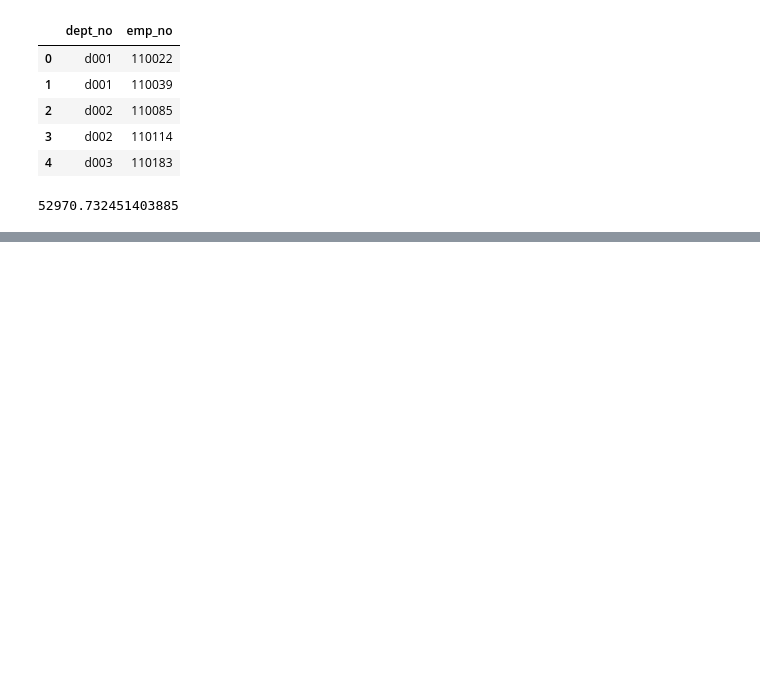
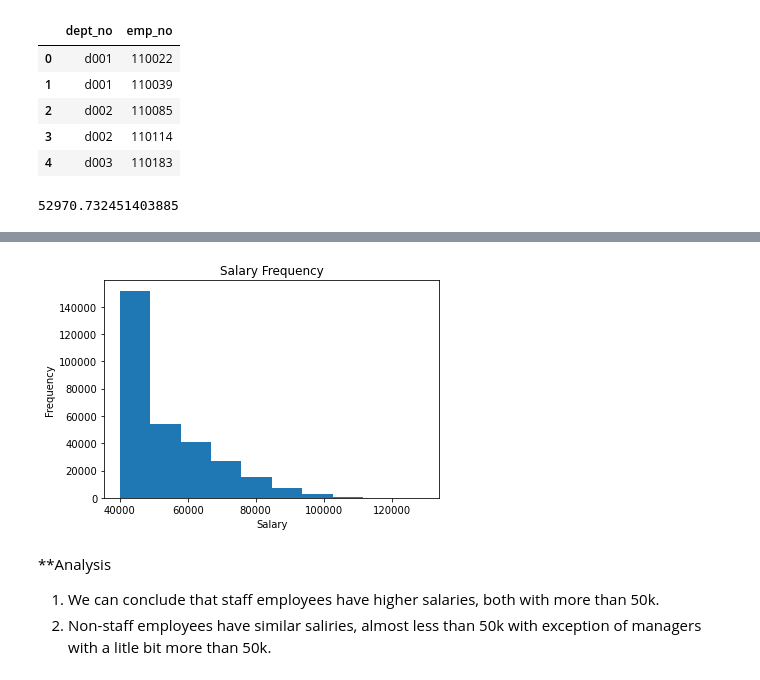
Before and after one commit to JoseH-Git/sql-challenge, a Jupyter notebook: EmployeePandas/Employees.ipynb, the cells around one changed output, grey strips where cells are left out. Drawn from its saved outputs; the diff is of its cells as text; code cells hidden in the pictures; blank space fills up the shorter version.

```diff
--- a/EmployeePandas/Employees.ipynb
+++ b/EmployeePandas/Employees.ipynb
@@ -90,0 +133,14 @@ staff = avg_staff.salary.mean()
+# %%
+avg_salary_title_df.hist(column='salary')
+plt.ylabel('Frequency')
+plt.xlabel('Salary')
+plt.title('Salary Frequency')
+plt.grid(False)
+plt.show()
+# %% [output]
+[figure, added]
+# %% [markdown]
+**Analysis
+
+1. We can conclude that staff employees have higher salaries, both with more than 50k.
+2. Non-staff employees have similar saliries, almost less than 50k with exception of managers with a litle bit more than 50k.
```
Also changed, not shown: parts of 4 cells of this notebook, 2 other files.
